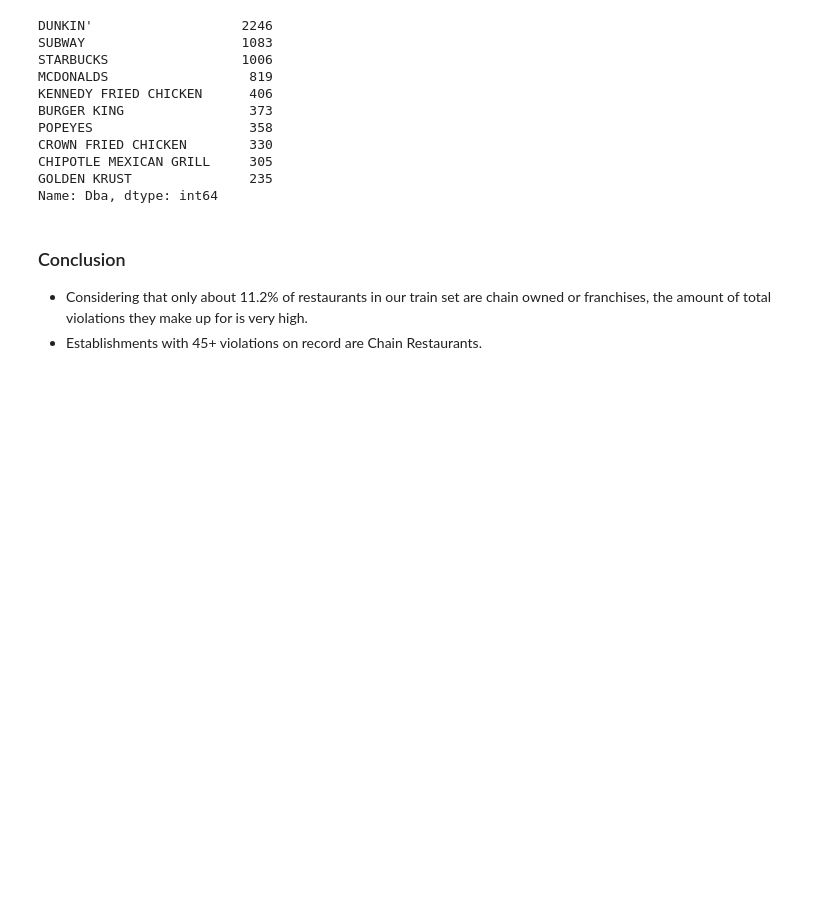
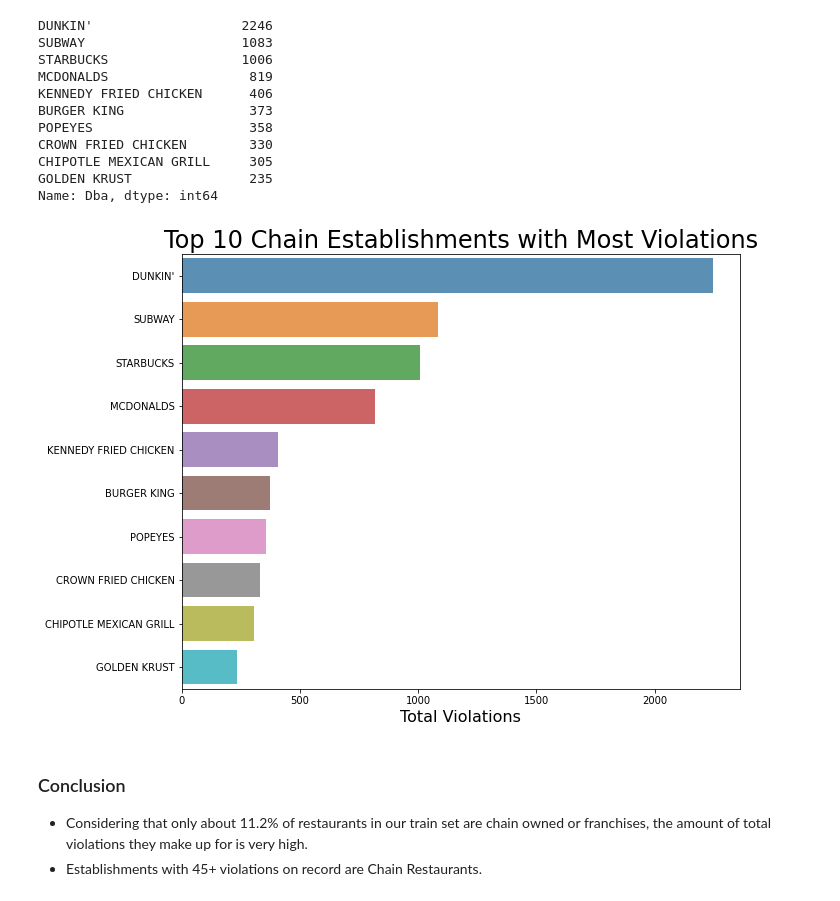
Before and after one commit to adcm2292/phase-3-project-nyc-restaurant-inspections, a Jupyter notebook: RestaurantInspections/Notebooks/EDA-by-DBA-and-CAMIS.ipynb, the cells around one changed output. Saved outputs shown, nothing was run; the diff lists cells and outputs as text; code cells hidden in the pictures; blank space fills up the shorter version.

```diff
--- a/RestaurantInspections/Notebooks/EDA-by-DBA-and-CAMIS.ipynb
+++ b/RestaurantInspections/Notebooks/EDA-by-DBA-and-CAMIS.ipynb
@@ -40,10 +40,12 @@ GOLDEN KRUST               235
 Name: Dba, dtype: int64
 # %%
 plt.figure(figsize=(10,8))
-sns.barplot(chain_restaurants.values, chain_restaurants.index, alpha=0.8)
+sns.barplot(chain_restaurants1.values, chain_restaurants1.index, alpha=0.8)
 plt.title('Top 10 Chain Establishments with Most Violations', fontsize=24)
 plt.xlabel('Total Violations', fontsize=16)
 plt.show()
+# %% [output]
+[figure, added]
 # %% [markdown]
 ### Conclusion
 * Considering that only about 11.2% of restaurants in our train set are chain owned or franchises, the amount of total violations they make up for is very high.
```
Also changed, not shown: 5 other files.
